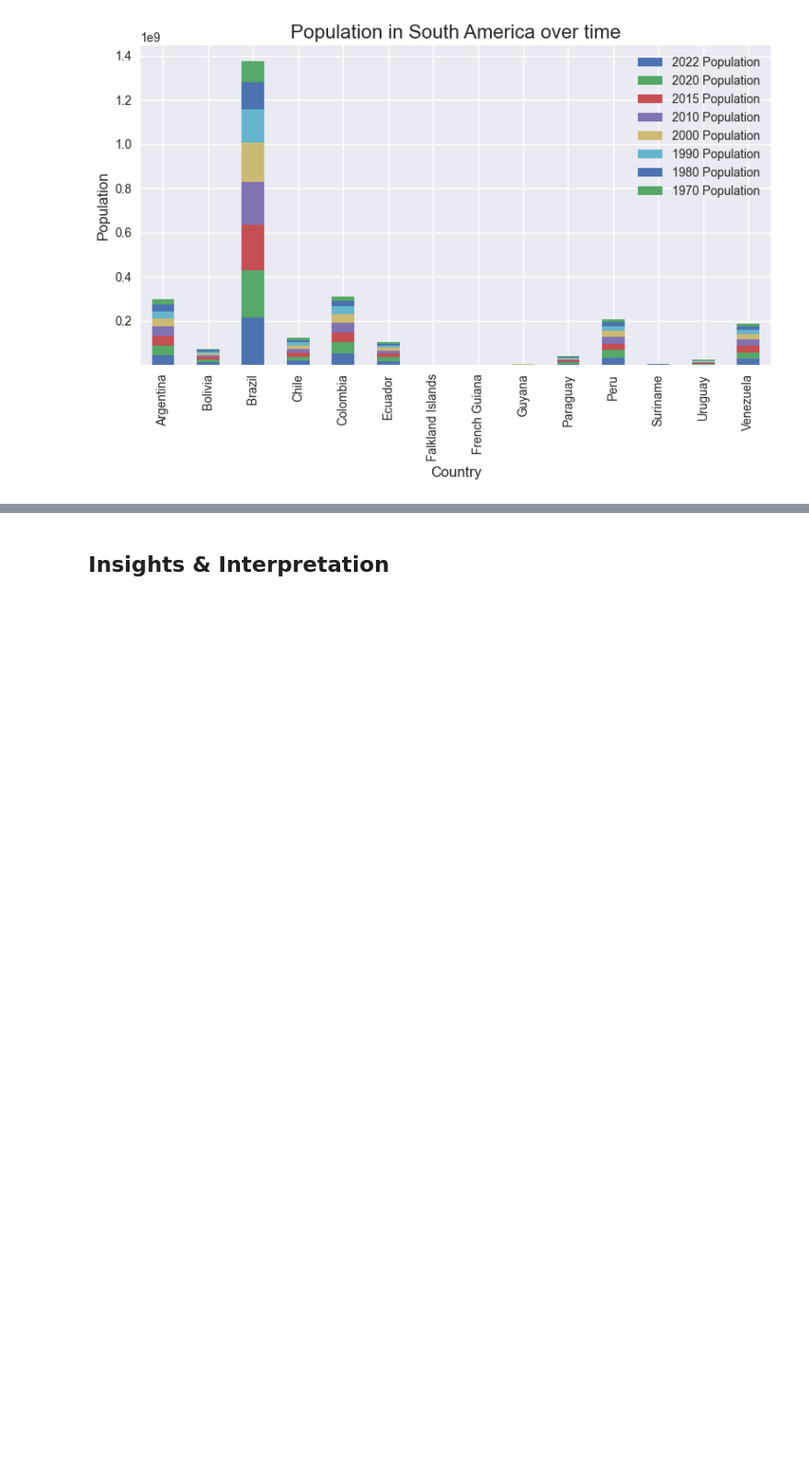
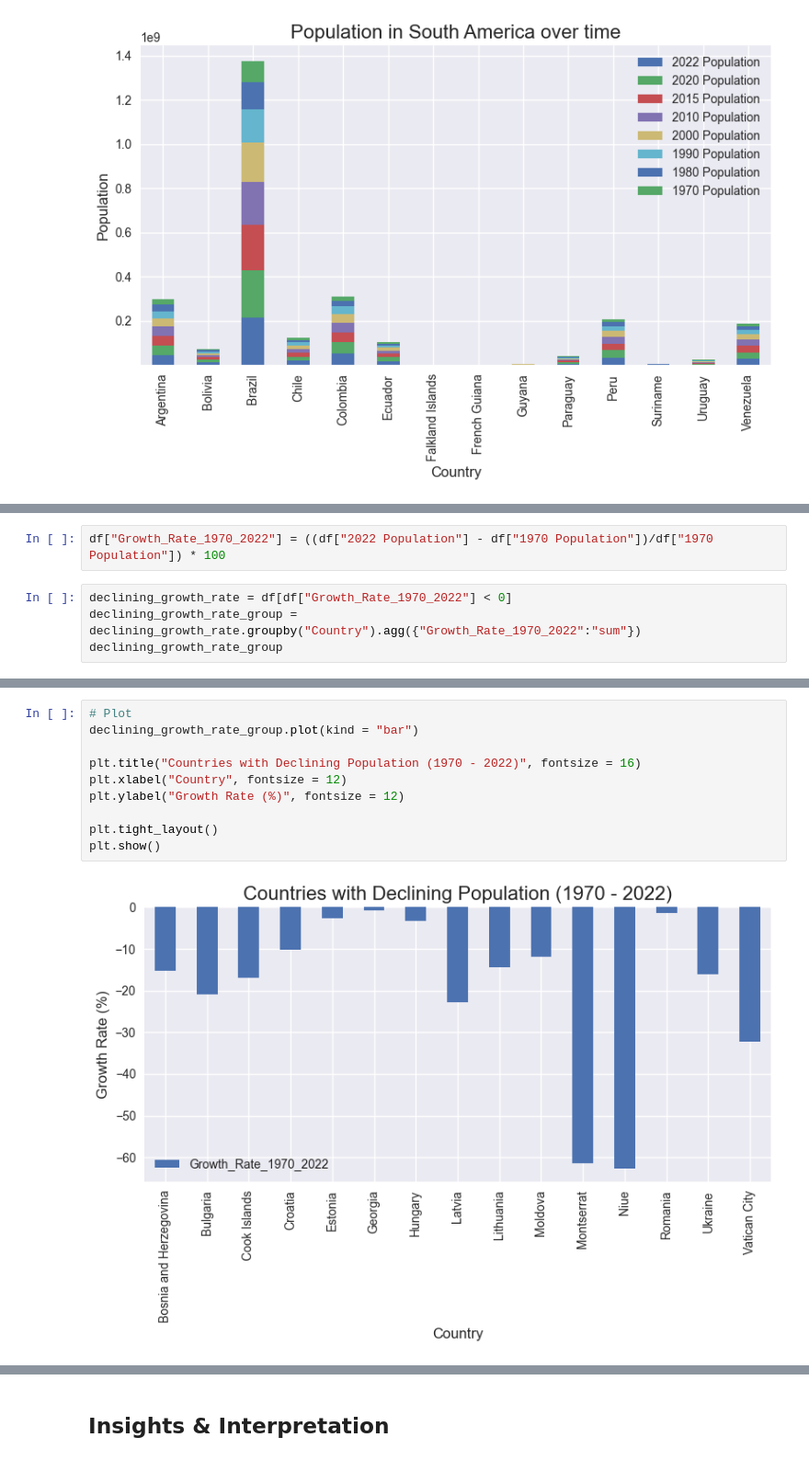
Before and after one commit to Octo-Data-Scientist/Data-Analysis, a Jupyter notebook: World Population/world_population.ipynb, the cells around one changed output, grey strips where cells are left out. Shown at 92% size. Cells and saved outputs as stored; diff of their text form; blank space fills up the shorter version.

```diff
--- a/World Population/world_population.ipynb
+++ b/World Population/world_population.ipynb
@@ -749,0 +844,6 @@ array(['Asia', 'Europe', 'Africa', 'Oceania', 'North America',
+# %%
+df["Growth_Rate_1970_2022"] = ((df["2022 Population"] - df["1970 Population"])/df["1970 Population"]) * 100
+# %%
+declining_growth_rate = df[df["Growth_Rate_1970_2022"] < 0]
+declining_growth_rate_group = declining_growth_rate.groupby("Country").agg({"Growth_Rate_1970_2022":"sum"})
+declining_growth_rate_group
@@ -749,0 +868,12 @@ array(['Asia', 'Europe', 'Africa', 'Oceania', 'North America',
+# %%
+# Plot
+declining_growth_rate_group.plot(kind = "bar")
+
+plt.title("Countries with Declining Population (1970 - 2022)", fontsize = 16)
+plt.xlabel("Country", fontsize = 12)
+plt.ylabel("Growth Rate (%)", fontsize = 12)
+
+plt.tight_layout()
+plt.show()
+# %% [output]
+[figure, added]
```
Also changed, not shown: parts of 20 cells of this notebook.
